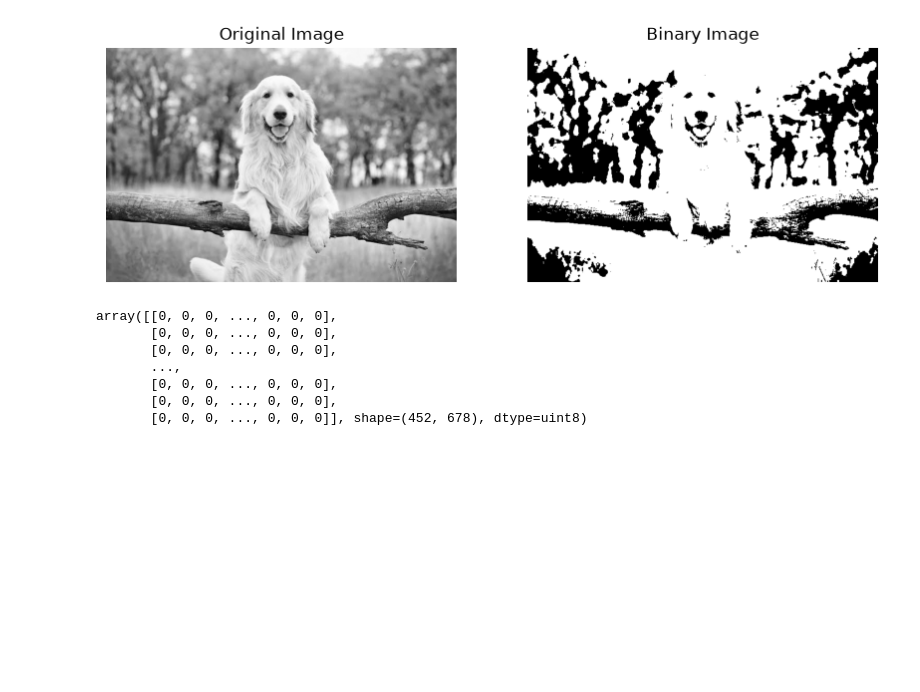
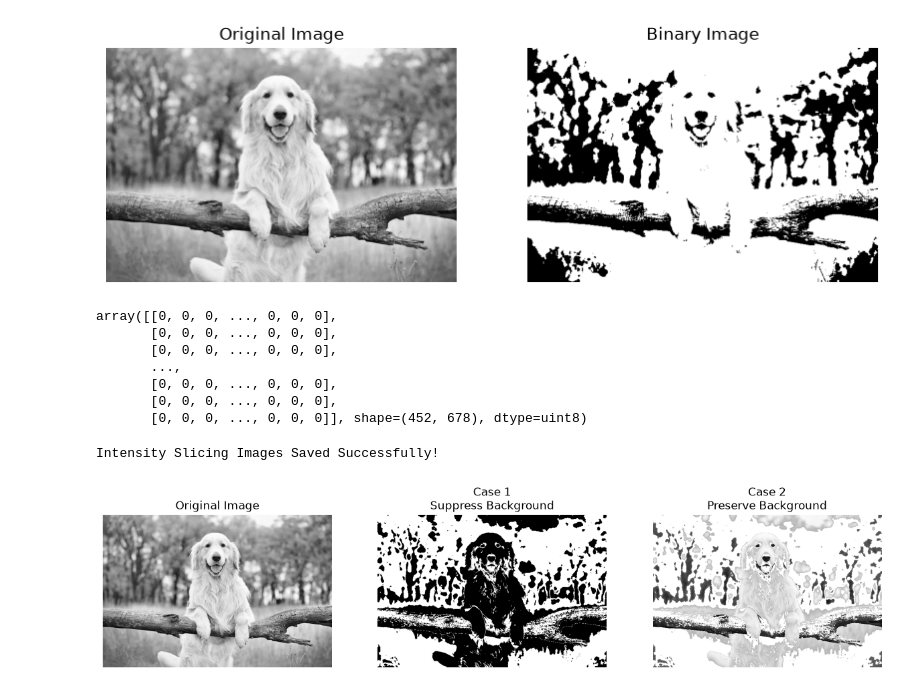
Before and after one commit to asmitbaldi/Image-and-Video-Processing, a Jupyter notebook: lab2.ipynb, the cells around one changed output. Drawn from its saved outputs; the diff is of its cells as text; code cells hidden in the pictures; blank space fills up the shorter version.

```diff
--- a/lab2.ipynb
+++ b/lab2.ipynb
@@ -169,3 +169,49 @@ import pandas as pd
 df = pd.DataFrame(binary)
 # %%
 df.to_csv("../csv's/binary_dog.csv")
+# %%
+from PIL import Image
+import numpy as np
+import matplotlib.pyplot as plt
+
+img = Image.open("../images/dog_grayscale.png").convert("L")
+img_array = np.array(img)
+
+# Intensity range to highlight
+low = 100
+high = 180
+
+# Case 1: Suppress Background
+slice1 = np.zeros_like(img_array)
+slice1[(img_array >= low) & (img_array <= high)] = 255
+
+# Case 2: Preserve Background
+slice2 = img_array.copy()
+slice2[(img_array >= low) & (img_array <= high)] = 255
+
+Image.fromarray(slice1).save("../images/intensity_slice_case1.png")
+Image.fromarray(slice2).save("../images/intensity_slice_case2.png")
+
+print("Intensity Slicing Images Saved Successfully!")
+
+plt.figure(figsize=(15,5))
+
+plt.subplot(1,3,1)
+plt.imshow(img_array, cmap="gray")
+plt.title("Original Image")
+plt.axis("off")
+
+plt.subplot(1,3,2)
+plt.imshow(slice1, cmap="gray")
+plt.title("Case 1\nSuppress Background")
+plt.axis("off")
+
+plt.subplot(1,3,3)
+plt.imshow(slice2, cmap="gray")
+plt.title("Case 2\nPreserve Background")
+plt.axis("off")
+
+plt.show()
+# %% [output]
+Intensity Slicing Images Saved Successfully!
+[figure, added]
```
Also changed, not shown: 2 other files.
